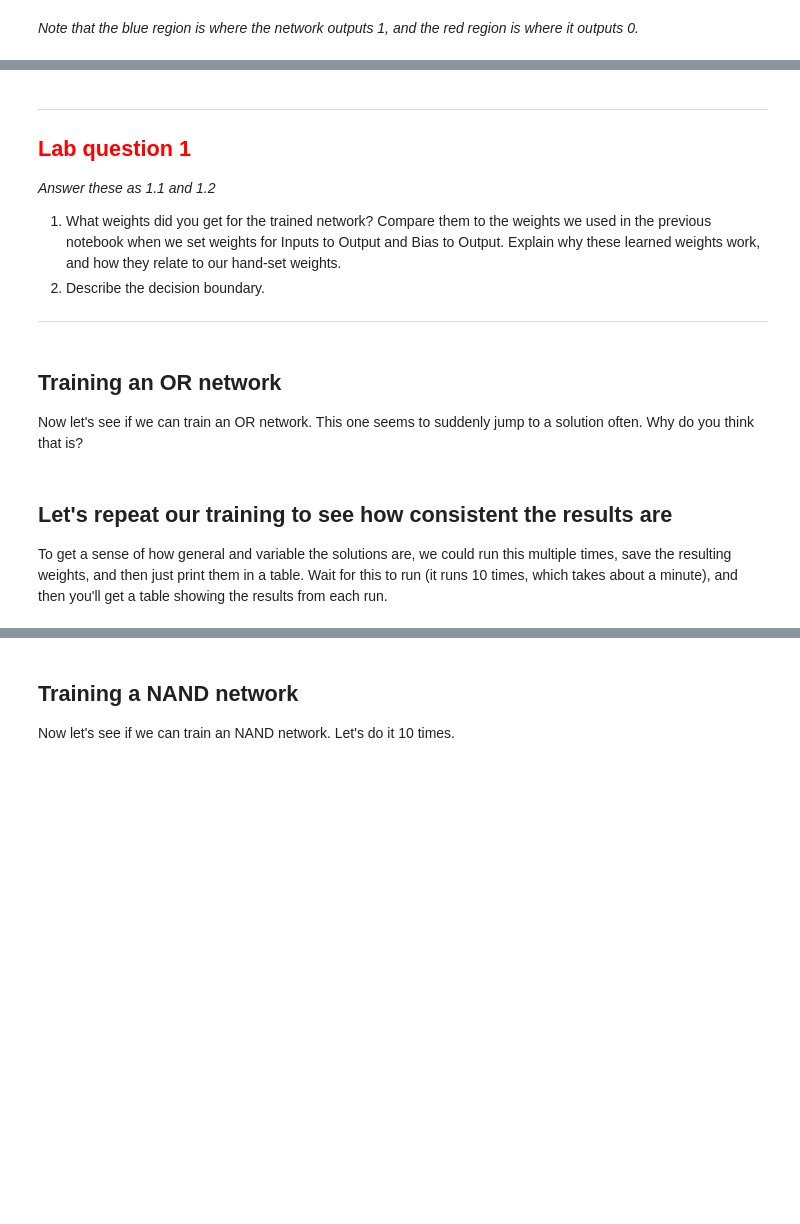
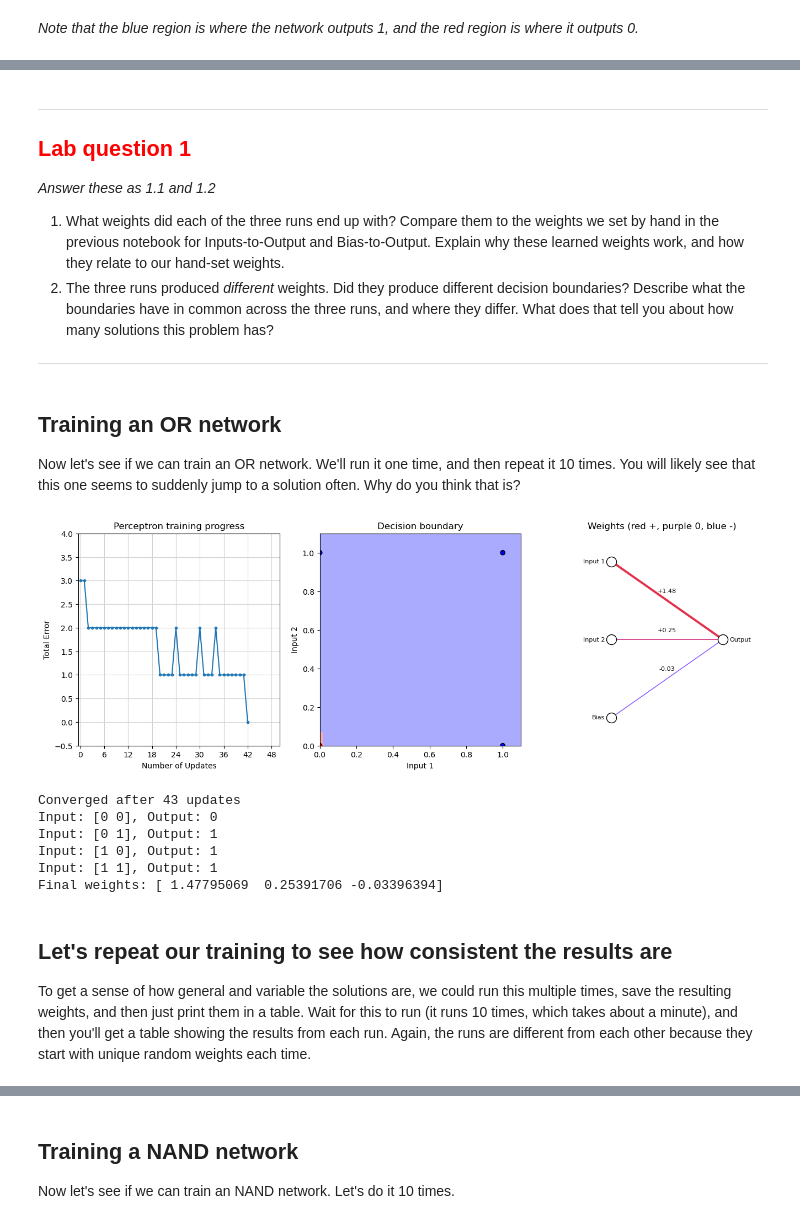
Before and after one commit to jsmagnuson/models-of-the-mind-notebooks, a Jupyter notebook: 12-nnets-02-training-linear-networks.ipynb, the cells around one changed output, grey strips where cells are left out. Cells and saved outputs as stored; diff of their text form; code cells hidden in the pictures; blank space fills up the shorter version.

```diff
--- a/12-nnets-02-training-linear-networks.ipynb
+++ b/12-nnets-02-training-linear-networks.ipynb
@@ -260,21 +529,29 @@ plt.show()
 
 *Answer these as 1.1 and 1.2*
 
-1. What weights did you get for the trained network? Compare them to the weights we used in the previous notebook when we set weights for Inputs to Output and Bias to Output. Explain why these learned weights work, and how they relate to our hand-set weights.
-2. Describe the decision boundary.
+1. What weights did each of the three runs end up with? Compare them to the weights we set by hand in the previous notebook for Inputs-to-Output and Bias-to-Output. Explain why these learned weights work, and how they relate to our hand-set weights.
+2. The three runs produced *different* weights. Did they produce different decision boundaries? Describe what the boundaries have in common across the three runs, and where they differ. What does that tell you about how many solutions this problem has?
 
 ---
 # %% [markdown]
 ## Training an OR network
 
-Now let's see if we can train an OR network. This one seems to suddenly jump to a solution often. Why do you think that is?
+Now let's see if we can train an OR network. We'll run it one time, and then repeat it 10 times. You will likely see that this one seems to suddenly jump to a solution often. Why do you think that is?
 # %%
 or_expected_outputs = np.array([0, 1, 1, 1])  # OR outputs
 
-
-or_wts = train_perceptron(inputs, or_expected_outputs, learning_rate=0.1, sd=2.0, try_updates=50, max_updates=4000, rseed=None)
+or_wts = train_perceptron(inputs, or_expected_outputs, learning_rate=0.1, sd=2.0,
+                          try_updates=50, max_updates=4000, rseed=None)
+# %% [output]
+[figure, added]
+Converged after 43 updates
+Input: [0 0], Output: 0
+Input: [0 1], Output: 1
+Input: [1 0], Output: 1
+Input: [1 1], Output: 1
+Final weights: [ 1.47795069  0.25391706 -0.03396394]
 # %% [markdown]
 ## Let's repeat our training to see how consistent the results are
 
-To get a sense of how general and variable the solutions are, we could run this multiple times, save the resulting weights, and then just print them in a table. Wait for this to run (it runs 10 times, which takes about a minute), and then you'll get a table showing the results from each run.
+To get a sense of how general and variable the solutions are, we could run this multiple times, save the resulting weights, and then just print them in a table. Wait for this to run (it runs 10 times, which takes about a minute), and then you'll get a table showing the results from each run. Again, the runs are different from each other because they start with unique random weights each time.
 # %%
```
Also changed, not shown: parts of 48 cells of this notebook, 3 other files.
